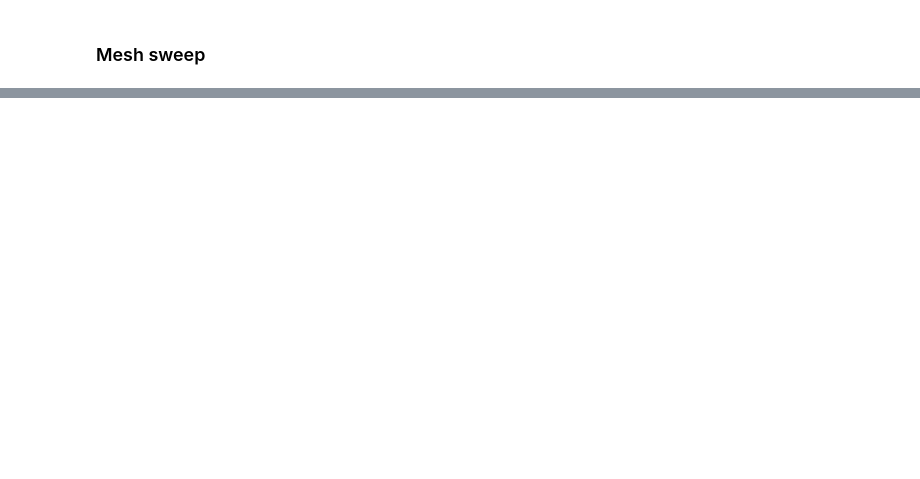
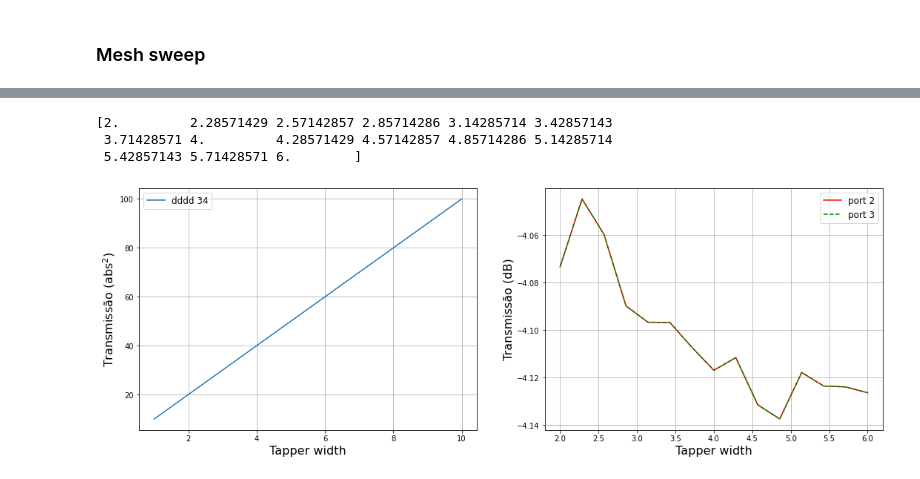
Before and after one commit to CaioRodrigues200/Photonics-training, a Jupyter notebook: Projects/MMI/Lumericalfiles/MMILumapi.ipynb, the cells around one changed output, grey strips where cells are left out. Cells and saved outputs as stored; diff of their text form; code cells hidden in the pictures; blank space fills up the shorter version.

```diff
--- a/Projects/MMI/Lumericalfiles/MMILumapi.ipynb
+++ b/Projects/MMI/Lumericalfiles/MMILumapi.ipynb
@@ -309,0 +457,28 @@ plt.grid()
+# %%
+A = np.array([1,2,3,4,5,6,7,8,9,10])
+B = [2,3,4,9,11,8,7,5,12,2]
+C = [4,8,19,14,17,11,10,8,3,9]
+afs = 'dddd '+str(34)
+
+print(SMRMatrix[:,1])
+A1 = SMRMatrix[:,1]
+
+figure1, aps = plt.subplots(1, 2, figsize=(18,6))
+
+aps[0].set_ylabel(r'Transmissão (abs$^{2}$)', fontsize=16)
+aps[0].set_xlabel('Tapper width',fontsize=16)
+aps[0].plot(A,10*A,label=afs)
+aps[0].legend(fontsize=12)
+aps[0].grid()
+
+aps[1].set_ylabel('Transmissão (dB)', fontsize=16)
+aps[1].set_xlabel('Tapper width',fontsize=16)
+aps[1].plot(A1,kMatrix[:,1],'-',label='port 2',color='r')
+aps[1].plot(A1,kMatrix[:,2],'--',label='port 3',color='g')
+aps[1].legend(fontsize=12)
+aps[1].grid()
+# %% [output]
+[2.         2.28571429 2.57142857 2.85714286 3.14285714 3.42857143
+ 3.71428571 4.         4.28571429 4.57142857 4.85714286 5.14285714
+ 5.42857143 5.71428571 6.        ]
+[figure, added]
```
Also changed, not shown: parts of 14 cells of this notebook, 55 other files.
